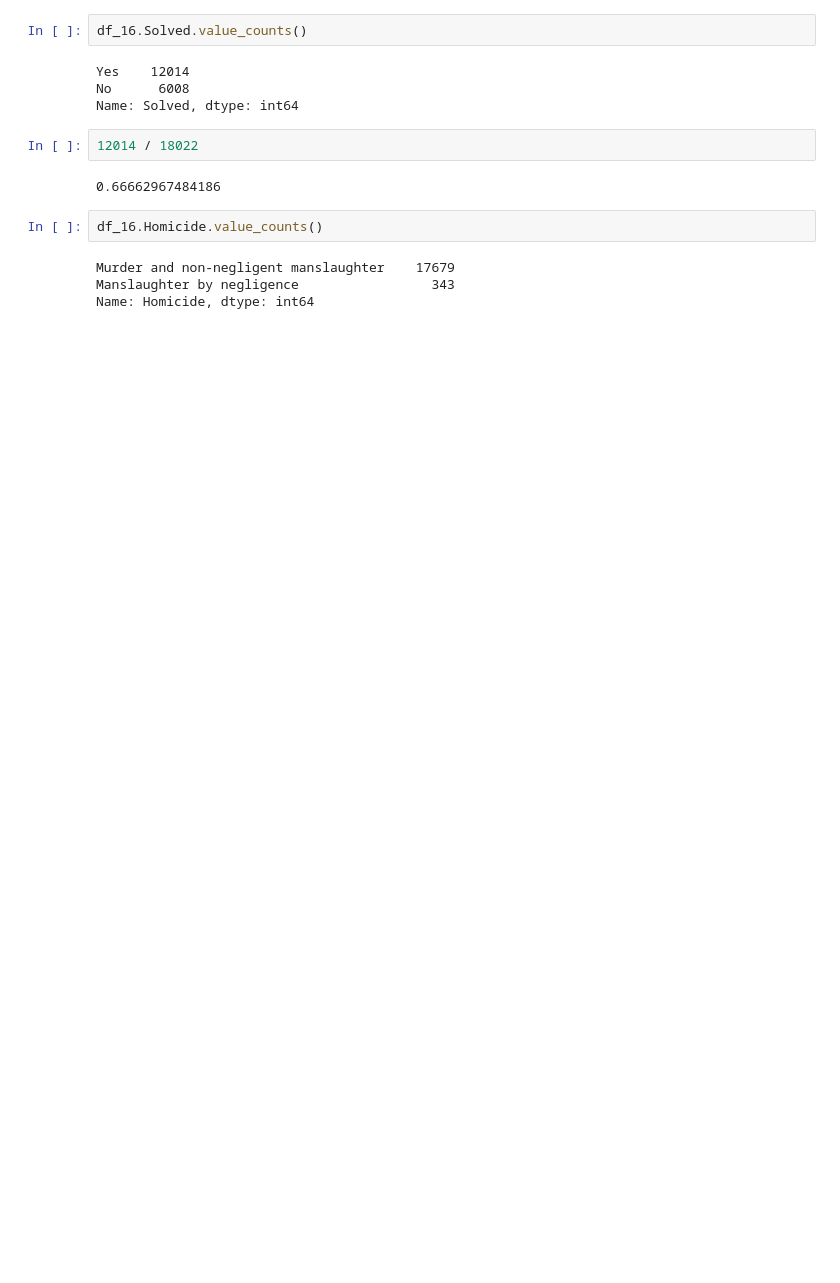
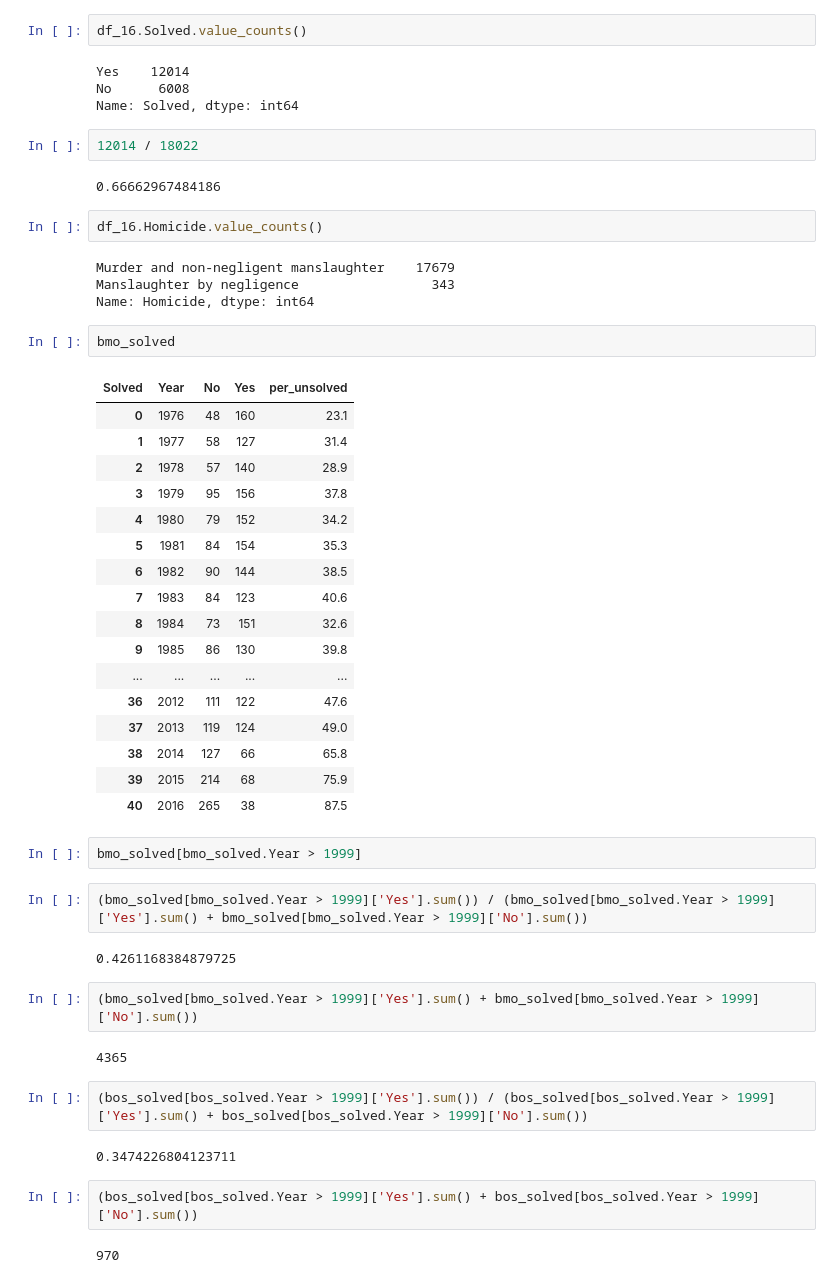
Before and after one commit to mattrehbein/data_studio, a Jupyter notebook: code/06-project/atl crime.ipynb, the cells around one changed output. Drawn from its saved outputs; the diff is of its cells as text; blank space fills up the shorter version.

```diff
--- a/code/06-project/atl crime.ipynb
+++ b/code/06-project/atl crime.ipynb
@@ -469,3 +469,41 @@ df_16.Homicide.value_counts()
 Murder and non-negligent manslaughter    17679
 Manslaughter by negligence                 343
 Name: Homicide, dtype: int64
+# %%
+bmo_solved
+# %% [output]
+| Solved | Year | No | Yes | per_unsolved |
+| 0 | 1976 | 48 | 160 | 23.1 |
+| 1 | 1977 | 58 | 127 | 31.4 |
+| 2 | 1978 | 57 | 140 | 28.9 |
+| 3 | 1979 | 95 | 156 | 37.8 |
+| 4 | 1980 | 79 | 152 | 34.2 |
+| 5 | 1981 | 84 | 154 | 35.3 |
+| 6 | 1982 | 90 | 144 | 38.5 |
+| 7 | 1983 | 84 | 123 | 40.6 |
+| 8 | 1984 | 73 | 151 | 32.6 |
+| 9 | 1985 | 86 | 130 | 39.8 |
+| ... | ... | ... | ... | ... |
+| 36 | 2012 | 111 | 122 | 47.6 |
+| 37 | 2013 | 119 | 124 | 49.0 |
+| 38 | 2014 | 127 | 66 | 65.8 |
+| 39 | 2015 | 214 | 68 | 75.9 |
+| 40 | 2016 | 265 | 38 | 87.5 |
+# %%
+bmo_solved[bmo_solved.Year > 1999]
+# %%
+(bmo_solved[bmo_solved.Year > 1999]['Yes'].sum()) / (bmo_solved[bmo_solved.Year > 1999]['Yes'].sum() + bmo_solved[bmo_solved.Year > 1999]['No'].sum())
+# %% [output]
+0.4261168384879725
+# %%
+(bmo_solved[bmo_solved.Year > 1999]['Yes'].sum() + bmo_solved[bmo_solved.Year > 1999]['No'].sum())
+# %% [output]
+4365
+# %%
+(bos_solved[bos_solved.Year > 1999]['Yes'].sum()) / (bos_solved[bos_solved.Year > 1999]['Yes'].sum() + bos_solved[bos_solved.Year > 1999]['No'].sum())
+# %% [output]
+0.3474226804123711
+# %%
+(bos_solved[bos_solved.Year > 1999]['Yes'].sum() + bos_solved[bos_solved.Year > 1999]['No'].sum())
+# %% [output]
+970
```
Also changed, not shown: parts of 2 cells of this notebook, 1 other file.
